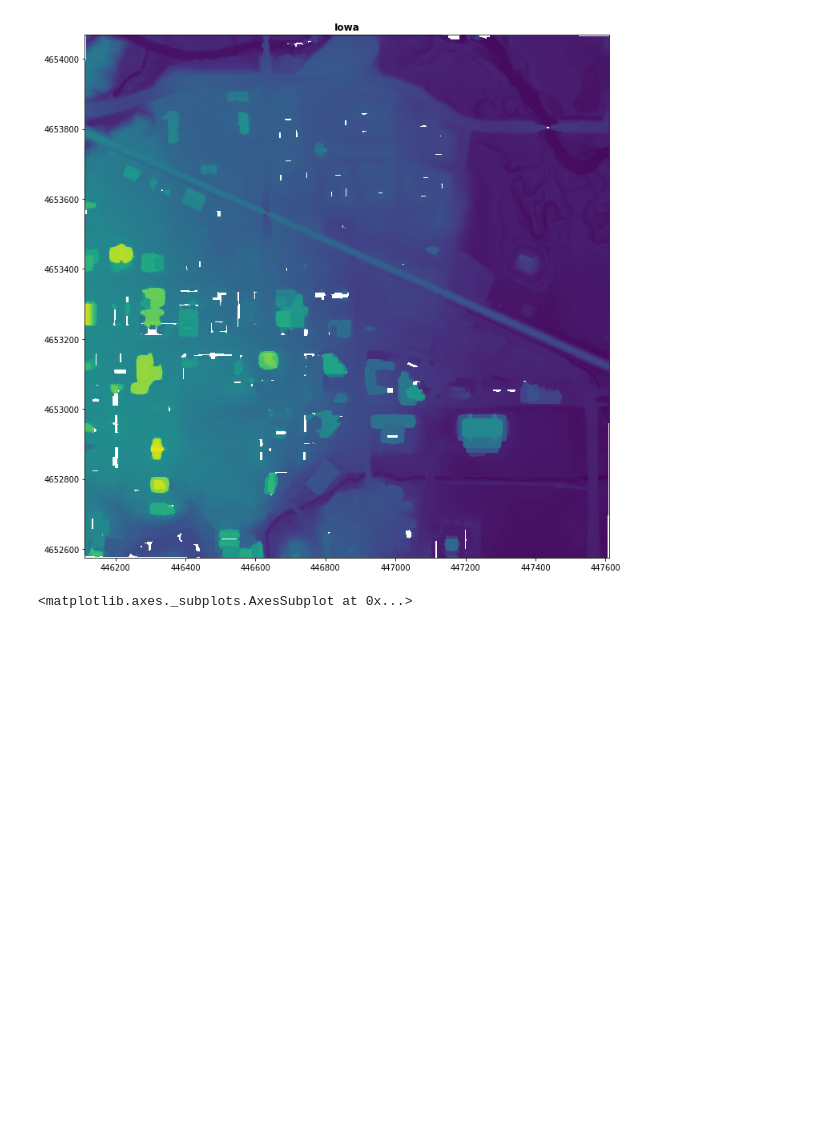
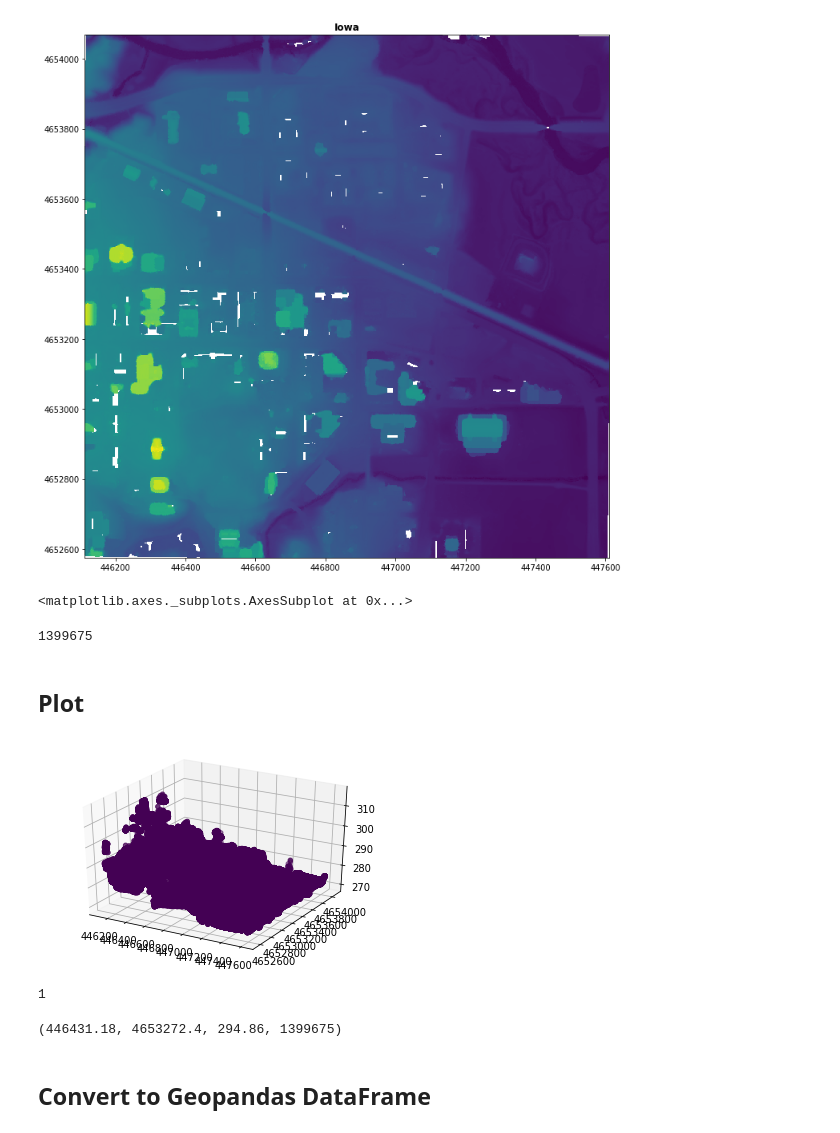
Before and after one commit to mozartofmath/AgriTech-USGS-LIDAR, a Jupyter notebook: notebooks/Fetcher.ipynb, the cells around one changed output. Saved outputs shown, nothing was run; the diff lists cells and outputs as text; code cells hidden in the pictures; blank space fills up the shorter version.

Commit message:
more visualization

```diff
--- a/notebooks/Fetcher.ipynb
+++ b/notebooks/Fetcher.ipynb
@@ -39,3 +45,37 @@ rasterio.plot.show(tif, title = "Iowa")
 # %% [output]
 [figure]
 <matplotlib.axes._subplots.AxesSubplot at 0x...>
+# %%
+import numpy as np
+import pylas
+
+fh = pylas.open('../iowa.laz')
+las = fh.read()
+p_X = las.x
+p_Y = las.y
+p_Z = las.z
+classification = las.classification
+# %%
+len(classification)
+# %% [output]
+1399675
+# %% [markdown]
+## Plot
+# %%
+# plotting points
+fig = plt.figure()
+ax = fig.add_subplot(111, projection='3d')
+ax.scatter(p_X, p_Y, p_Z, c=classification, marker='o')
+plt.show()
+# %% [output]
+[figure, added]
+# %%
+len(set(classification))
+# %% [output]
+1
+# %%
+p_X[0],p_Y[0],p_Z[0], len(p_X)
+# %% [output]
+(446431.18, 4653272.4, 294.86, 1399675)
+# %% [markdown]
+## Convert to Geopandas DataFrame
```
Also changed, not shown: parts of 4 cells of this notebook.
